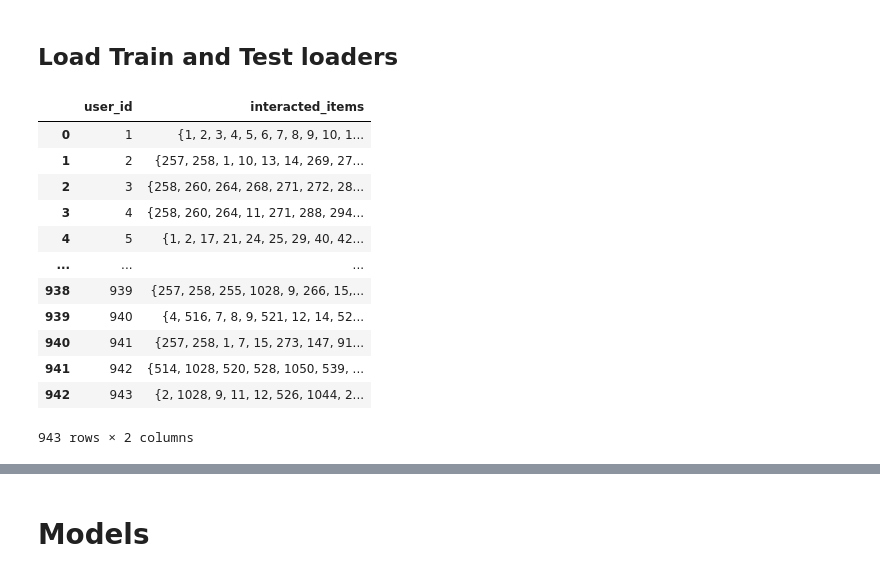
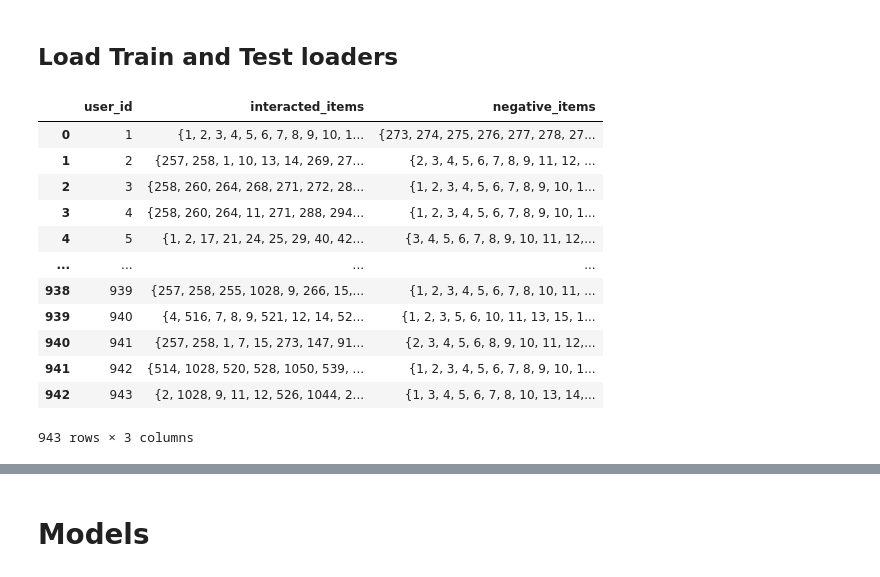
Before and after one commit to agoniko/NCF---Transfer-Learning, a Jupyter notebook: Assignment 2.ipynb, the cells around one changed output, grey strips where cells are left out. Saved outputs shown, nothing was run; the diff lists cells and outputs as text; code cells hidden in the pictures.

```diff
--- a/Assignment 2.ipynb
+++ b/Assignment 2.ipynb
@@ -89,28 +91,28 @@ test_loader = data.get_test_instance()
 # %%
 # ml_100k = pd.read_csv(
 #     DATA_PATH, sep="\t", names=["user_id", "item_id", "rating", "timestamp"]
 # )
 cp = ml_100k.copy(deep=True)
 cp["rating"] = 1.0
 interact_status = (
     cp.groupby("user_id")["item_id"]
     .apply(set)
     .reset_index()
     .rename(columns={"item_id": "interacted_items"})
 )
-try:
-    interact_status["negative_items"] = self.item_pool - interact_status["interacted_items"]
+interact_status['negative_items'] = interact_status['interacted_items'].apply(lambda x: set(cp["item_id"]) - x)
+interact_status
 # %% [output]
-|  | user_id | interacted_items |
-| 0 | 1 | {1, 2, 3, 4, 5, 6, 7, 8, 9, 10, 1... |
-| 1 | 2 | {257, 258, 1, 10, 13, 14, 269, 27... |
-| 2 | 3 | {258, 260, 264, 268, 271, 272, 28... |
-| 3 | 4 | {258, 260, 264, 11, 271, 288, 294... |
-| 4 | 5 | {1, 2, 17, 21, 24, 25, 29, 40, 42... |
-| ... | ... | ... |
-| 938 | 939 | {257, 258, 255, 1028, 9, 266, 15,... |
-| 939 | 940 | {4, 516, 7, 8, 9, 521, 12, 14, 52... |
-| 940 | 941 | {257, 258, 1, 7, 15, 273, 147, 91... |
-| 941 | 942 | {514, 1028, 520, 528, 1050, 539, ... |
-| 942 | 943 | {2, 1028, 9, 11, 12, 526, 1044, 2... |
+|  | user_id | interacted_items | negative_items |
+| 0 | 1 | {1, 2, 3, 4, 5, 6, 7, 8, 9, 10, 1... | {273, 274, 275, 276, 277, 278, 27... |
+| 1 | 2 | {257, 258, 1, 10, 13, 14, 269, 27... | {2, 3, 4, 5, 6, 7, 8, 9, 11, 12, ... |
+| 2 | 3 | {258, 260, 264, 268, 271, 272, 28... | {1, 2, 3, 4, 5, 6, 7, 8, 9, 10, 1... |
+| 3 | 4 | {258, 260, 264, 11, 271, 288, 294... | {1, 2, 3, 4, 5, 6, 7, 8, 9, 10, 1... |
+| 4 | 5 | {1, 2, 17, 21, 24, 25, 29, 40, 42... | {3, 4, 5, 6, 7, 8, 9, 10, 11, 12,... |
+| ... | ... | ... | ... |
+| 938 | 939 | {257, 258, 255, 1028, 9, 266, 15,... | {1, 2, 3, 4, 5, 6, 7, 8, 10, 11, ... |
+| 939 | 940 | {4, 516, 7, 8, 9, 521, 12, 14, 52... | {1, 2, 3, 5, 6, 10, 11, 13, 15, 1... |
+| 940 | 941 | {257, 258, 1, 7, 15, 273, 147, 91... | {2, 3, 4, 5, 6, 8, 9, 10, 11, 12,... |
+| 941 | 942 | {514, 1028, 520, 528, 1050, 539, ... | {1, 2, 3, 4, 5, 6, 7, 8, 9, 10, 1... |
+| 942 | 943 | {2, 1028, 9, 11, 12, 526, 1044, 2... | {1, 3, 4, 5, 6, 7, 8, 10, 13, 14,... |
-943 rows × 2 columns
+943 rows × 3 columns
```
Also changed, not shown: parts of 12 cells of this notebook.
